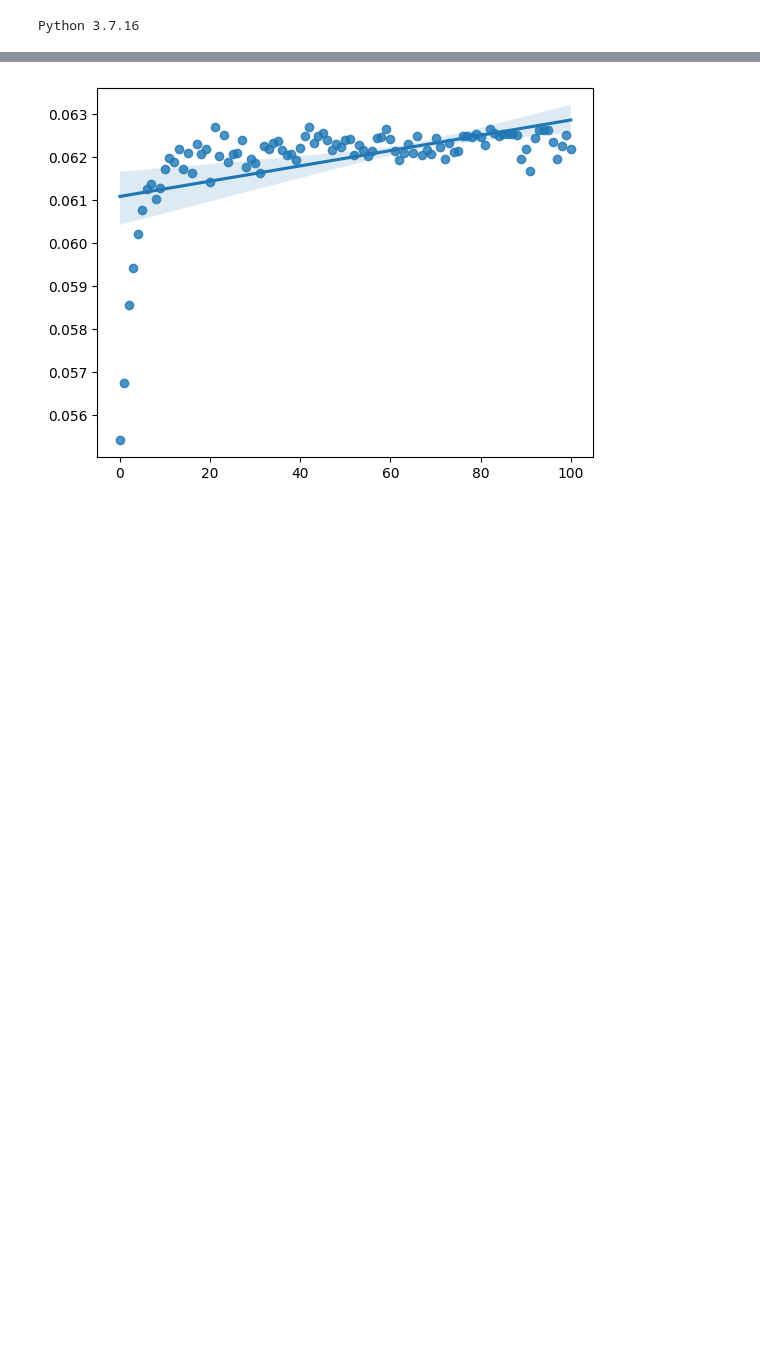
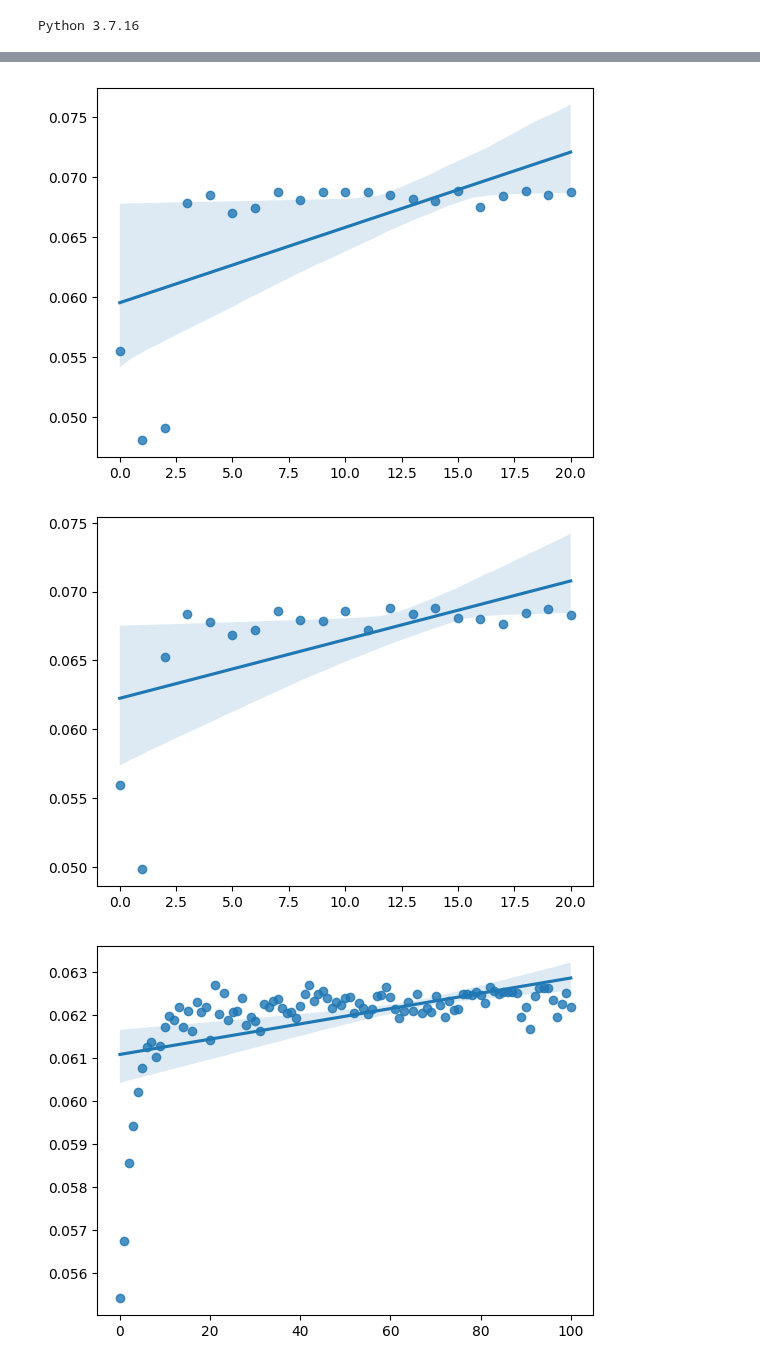
Before and after one commit to i4ata/BScProject, a Jupyter notebook: ppo_negotiation_simplified/PPO_negotiation_tryouts.ipynb, the cells around one changed output, grey strips where cells are left out. Saved outputs shown, nothing was run; the diff lists cells and outputs as text; code cells hidden in the pictures; blank space fills up the shorter version.

```diff
--- a/ppo_negotiation_simplified/PPO_negotiation_tryouts.ipynb
+++ b/ppo_negotiation_simplified/PPO_negotiation_tryouts.ipynb
@@ -26,3 +29,11 @@ agents
+# %%
+sns.regplot(x = np.arange(len(b)), y = b[:, 0])
+plt.show()
+sns.regplot(x = np.arange(len(b)), y = b[:, 1])
+plt.show()
+# %% [output]
+[figure, added]
+[figure, added]
 # %%
 epochs = 100
 batch_size = 20
```
Also changed, not shown: parts of 5 cells of this notebook, 1 other file.
